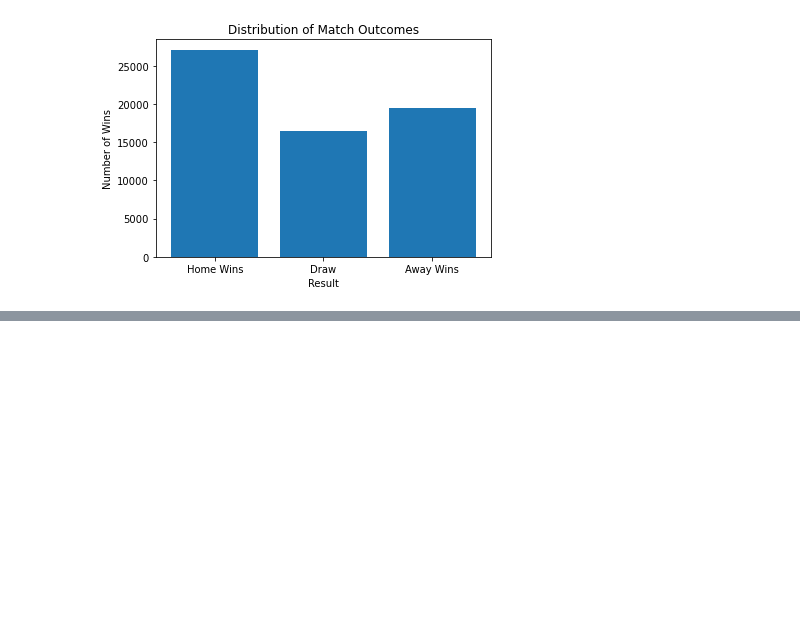
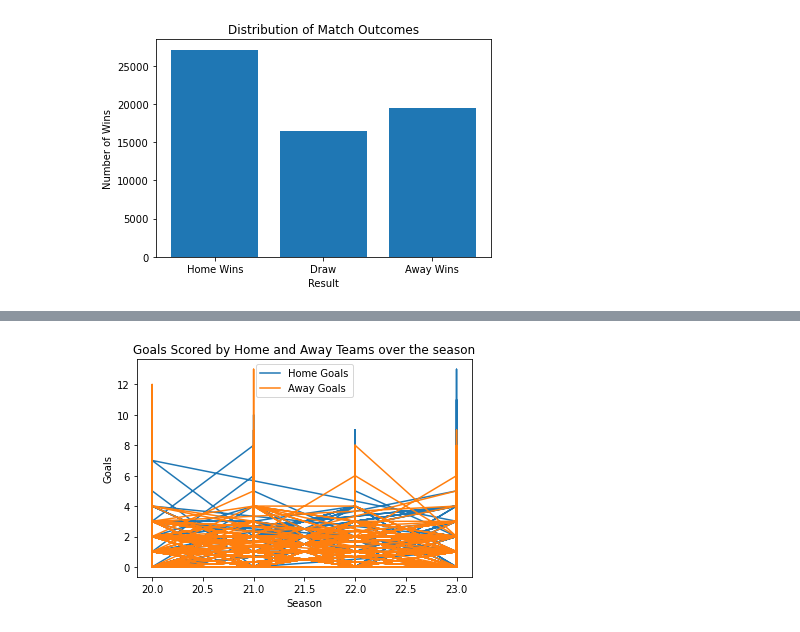
Before and after one commit to MuhammadAhmed3092/Data-Science-Projects, a Jupyter notebook: Football Leagues Analysis using EDA.ipynb, the cells around one changed output, grey strips where cells are left out. Cells and saved outputs as stored; diff of their text form; code cells hidden in the pictures; blank space fills up the shorter version.

```diff
--- a/Football Leagues Analysis using EDA.ipynb
+++ b/Football Leagues Analysis using EDA.ipynb
@@ -256,4 +259,14 @@ KeyError: False
 # %%
-manchester = Manutd_data[(Manutd_data['Home Team'] == 'Man Utd') & (Manutd_data['Winner Team'] == 'Man Utd')]
-manchester
-#manchester.count()
+seasons = df['Season']
+home_goals = df['Home Goals']
+away_goals = df['Away Goals']
+
+plt.plot(seasons, home_goals, label = 'Home Goals')
+plt.plot(seasons, away_goals, label = 'Away Goals')
+plt.xlabel('Season')
+plt.ylabel('Goals')
+plt.title('Goals Scored by Home and Away Teams over the season')
+plt.legend()
+plt.show()
+# %% [output]
+[figure, added]
```
Also changed, not shown: parts of 5 cells of this notebook.
